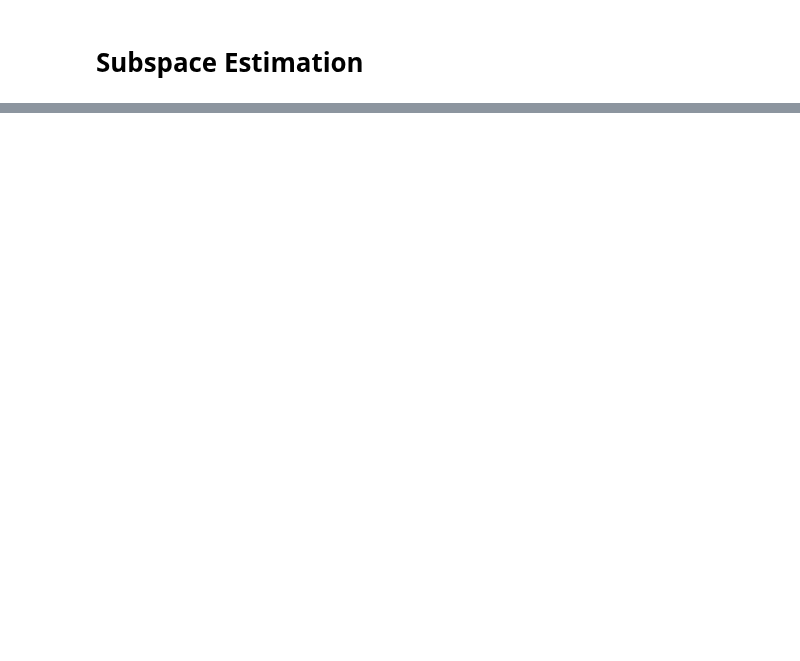
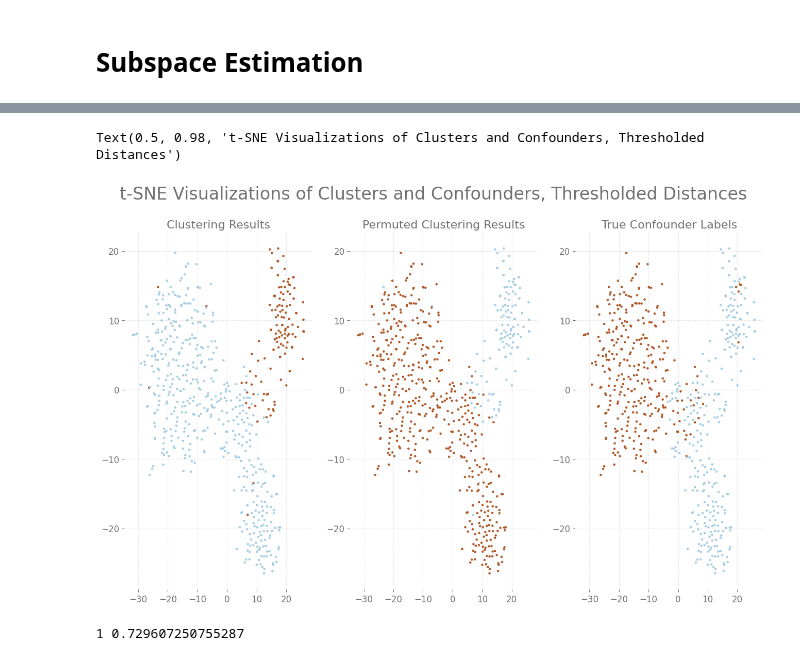
Before and after one commit to hetankevin/off-policy, a Jupyter notebook: mcmix/ChinmayasPlayground.ipynb, the cells around one changed output, grey strips where cells are left out. Drawn from its saved outputs; the diff is of its cells as text; code cells hidden in the pictures; blank space fills up the shorter version.

```diff
--- a/mcmix/ChinmayasPlayground.ipynb
+++ b/mcmix/ChinmayasPlayground.ipynb
@@ -213,0 +374,37 @@ IndexError: arrays used as indices must be of integer (or boolean) type
+# %%
+# Initialize a tsne visualization for the cluster labels
+
+
+tsne = sklearn.manifold.TSNE(n_components=2, perplexity=5.0,
+                             metric='precomputed').fit_transform(statmns) #1-(statmns2 < 0.002)
+# %%
+# Plot the tsne visualization
+
+
+clusterlabs = sklearn.cluster.spectral_clustering((statmns < 0.0001).astype(int), n_clusters=K,
+                                                     assign_labels='kmeans')
+fig, axes = plt.subplots(nrows=1, ncols=3, figsize=((16,9)))
+axes[0].scatter(tsne[:,0], tsne[:,1], c=clusterlabs, cmap='Paired', s=5)
+axes[1].scatter(tsne[:,0], tsne[:,1], c=1-clusterlabs, cmap='Paired', s=5)
+axes[2].scatter(tsne[:,0], tsne[:,1], c=labels[sz:], cmap='Paired', s=5)
+axes[0].set_title('Clustering Results', fontsize=16)
+axes[1].set_title('Permuted Clustering Results', fontsize=16)
+axes[2].set_title('True Confounder Labels', fontsize=16)
+fig.suptitle('t-SNE Visualizations of Clusters and Confounders, Thresholded Distances', fontsize=24)
+# %% [output]
+Text(0.5, 0.98, 't-SNE Visualizations of Clusters and Confounders, Thresholded Distances')
+[figure, added]
+# %%
+# Permutes the cluster labels to match the true labels
+# This is needed since clustering only makes clusters of datapoints
+# and doesn't guarantee that the cluster labels match the original hidden labels
+
+
+permutation = np.argmax([np.mean(clusterlabs == confounders[sz:, 0]),
+                    np.mean(clusterlabs != confounders[sz:, 0])])
+accuracy = np.max([np.mean(clusterlabs == confounders[sz:, 0]),
+                    np.mean(clusterlabs != confounders[sz:, 0])])
+print(permutation, accuracy)
+accuracy_dict[current_horizon] = accuracy
+# %% [output]
+1 0.729607250755287
```
Also changed, not shown: parts of 24 cells of this notebook, 1 other file.
